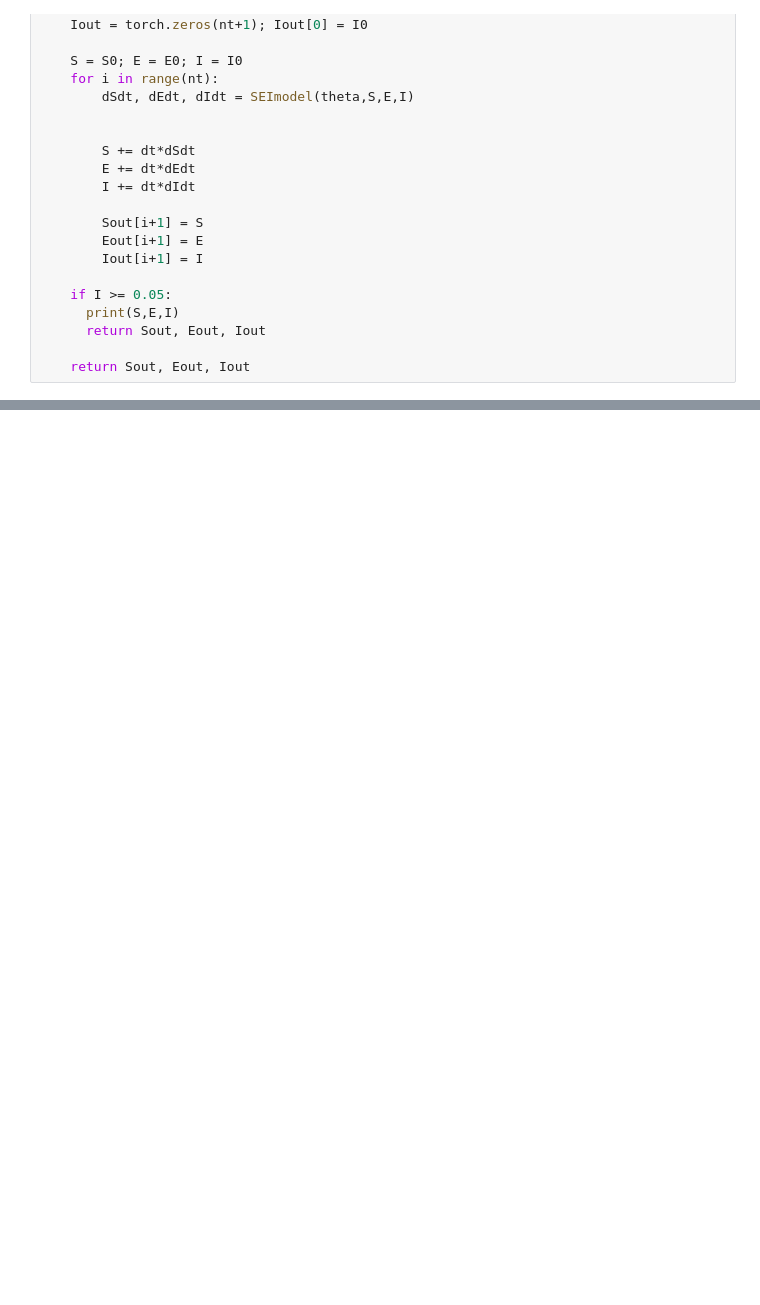
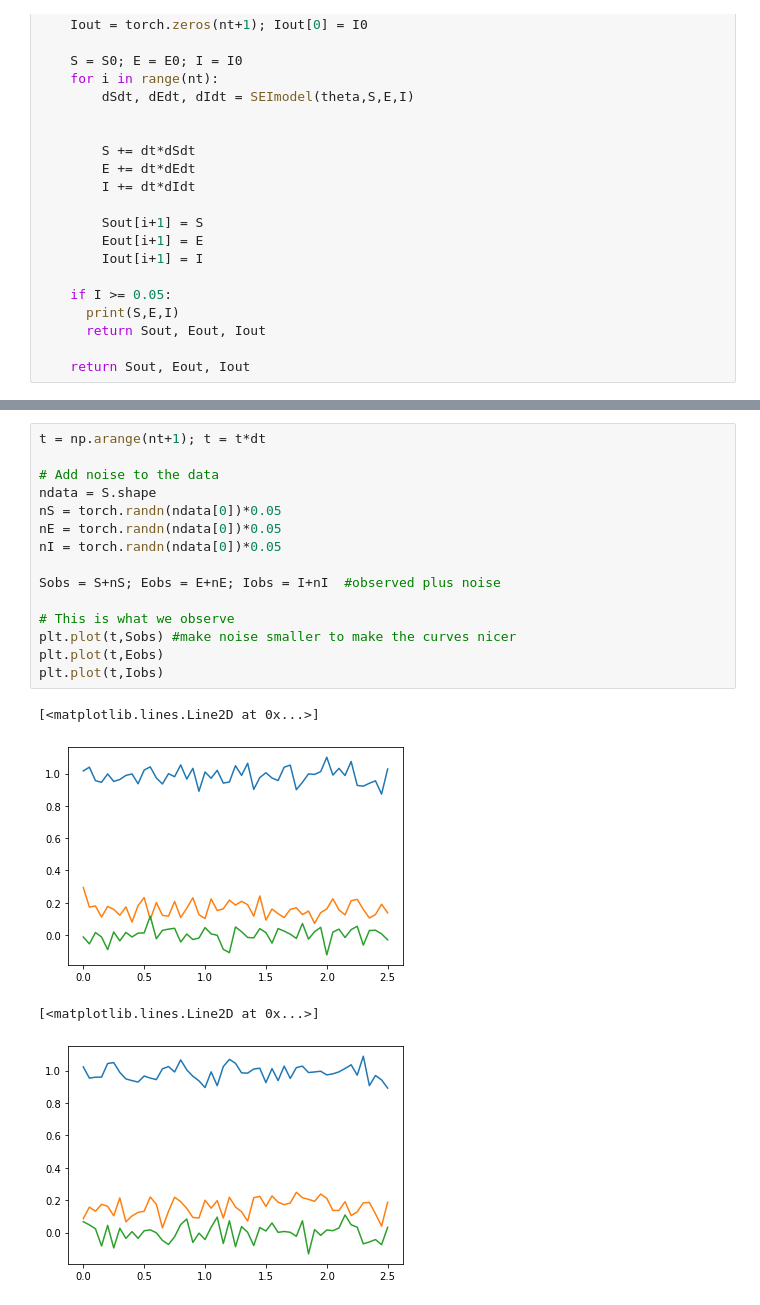
Before and after one commit to periwinklemctartins/Coronavirus--Propogation-Simulation, a Jupyter notebook: Untitled0.ipynb, the cells around one changed output, grey strips where cells are left out. Saved outputs shown, nothing was run; the diff lists cells and outputs as text; blank space fills up the shorter version.

Commit message:
Coding Attempt #2
Tried to incorporate aspects of derivativesWithTorch-1.ipynb

```diff
--- a/Untitled0.ipynb
+++ b/Untitled0.ipynb
@@ -124,0 +149,20 @@ maximum of infected people YT 0.018665632233023643
+# %%
+t = np.arange(nt+1); t = t*dt
+
+# Add noise to the data
+ndata = S.shape
+nS = torch.randn(ndata[0])*0.05
+nE = torch.randn(ndata[0])*0.05
+nI = torch.randn(ndata[0])*0.05
+
+Sobs = S+nS; Eobs = E+nE; Iobs = I+nI  #observed plus noise
+
+# This is what we observe
+plt.plot(t,Sobs) #make noise smaller to make the curves nicer
+plt.plot(t,Eobs)
+plt.plot(t,Iobs)
+# %% [output]
+[<matplotlib.lines.Line2D at 0x...>]
+[figure, added]
+[<matplotlib.lines.Line2D at 0x...>]
+[figure, added]
```
Also changed, not shown: parts of 7 cells of this notebook.
